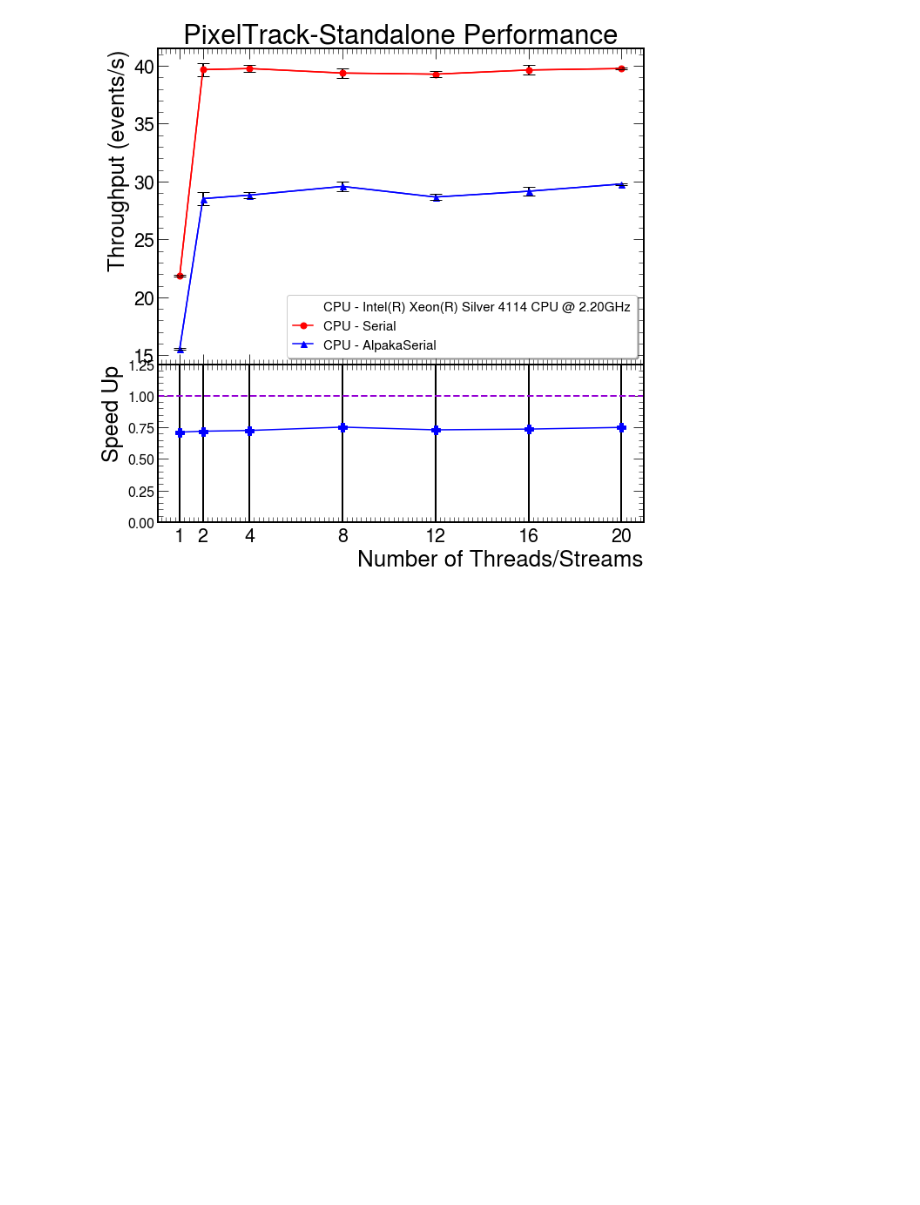
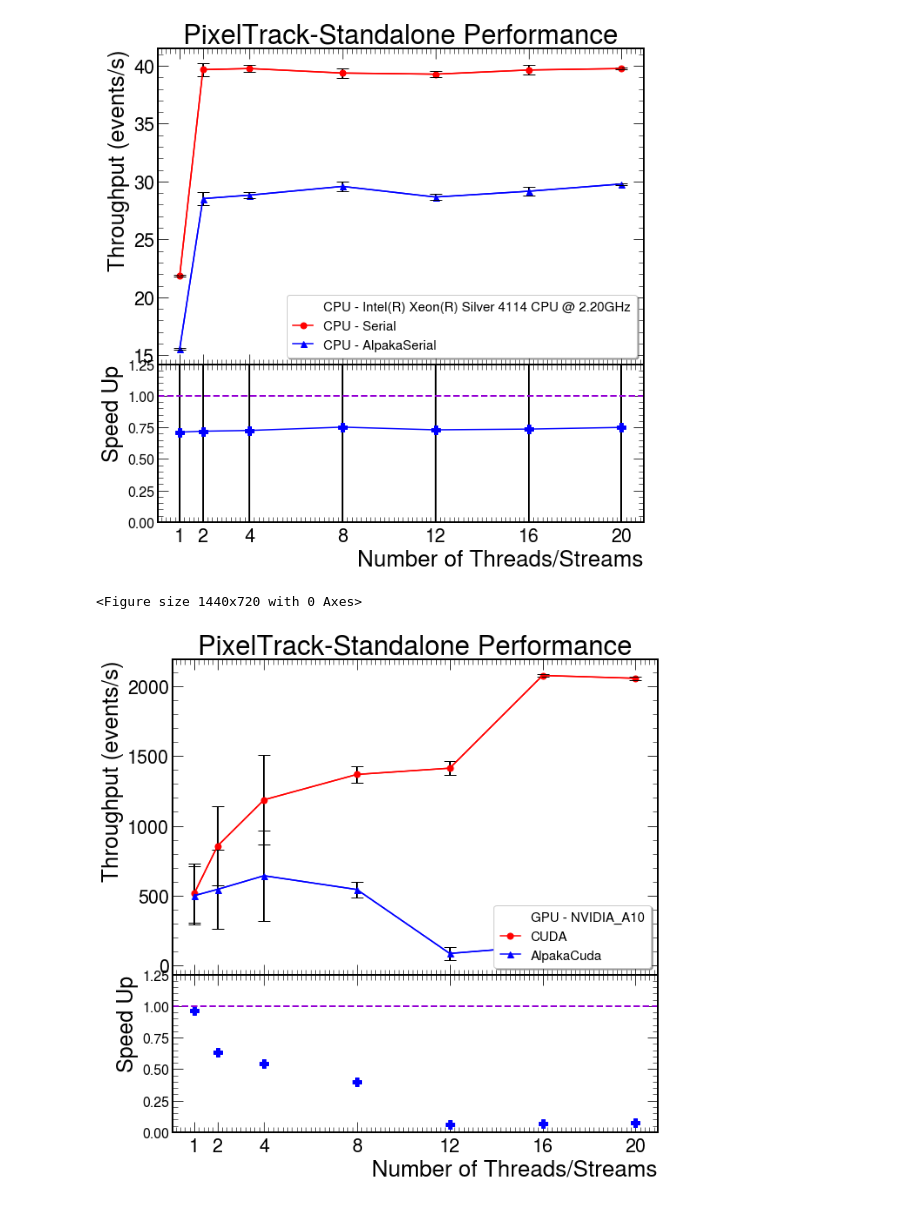
Before and after one commit to pfudolig/pixeltrack-standalone, a Jupyter notebook: overlay_plots.ipynb, the cells around one changed output. Drawn from its saved outputs; the diff is of its cells as text; code cells hidden in the pictures; blank space fills up the shorter version.

Commit message:
20k/30k Plots

```diff
--- a/overlay_plots.ipynb
+++ b/overlay_plots.ipynb
@@ -23,13 +23,13 @@ mpng = 'results/multiple_results/'
 df_alps = pd.read_csv('results/alps_results/csv/4alps_20s_10000e.csv')
 df_ser = pd.read_csv('results/serial_results/csv/4serial_20s_10000e.csv')
 
-cuda1 = pd.read_csv('results/cuda_results/csv/4cuda1_20s_10000e.csv')
+cuda1 = pd.read_csv('results/cuda_results/csv/4cuda1_20s_20000e.csv')
 cuda2 = pd.read_csv('results/cuda_results/csv/4cuda2_20s_20000e.csv')
 cuda3 = pd.read_csv('results/cuda_results/csv/4cuda3_20s_20000e.csv')
 
 alpc1 = pd.read_csv('results/alpc_results/csv/4alpc1_20s_20000e.csv')
 alpc2 = pd.read_csv('results/alpc_results/csv/4alpc2_20s_20000e.csv')
-alpc3 = pd.read_csv('results/alpc_results/csv/4alpc3_20s_20000e.csv')
+#alpc3 = pd.read_csv('results/alpc_results/csv/4alpc3_20s_30000e.csv')
 # %%
 def stdDev(dataframe1,dataframe2):
 
@@ -311,4 +325,7 @@ overlay2Thru(df_ser,'Serial',df_alps,'AlpakaSerial')
 <Figure size 1440x720 with 0 Axes>
 [figure]
 # %%
-overlay2Thru(cuda3,'CUDA',alpc3,'AlpakaCuda',gpu='TESLA_T4')
+overlay2Thru(cuda1,'CUDA',alpc1,'AlpakaCuda',gpu='NVIDIA_A10')
+# %% [output]
+<Figure size 1440x720 with 0 Axes>
+[figure, added]
```
Also changed, not shown: parts of 2 cells of this notebook, 7 other files.
